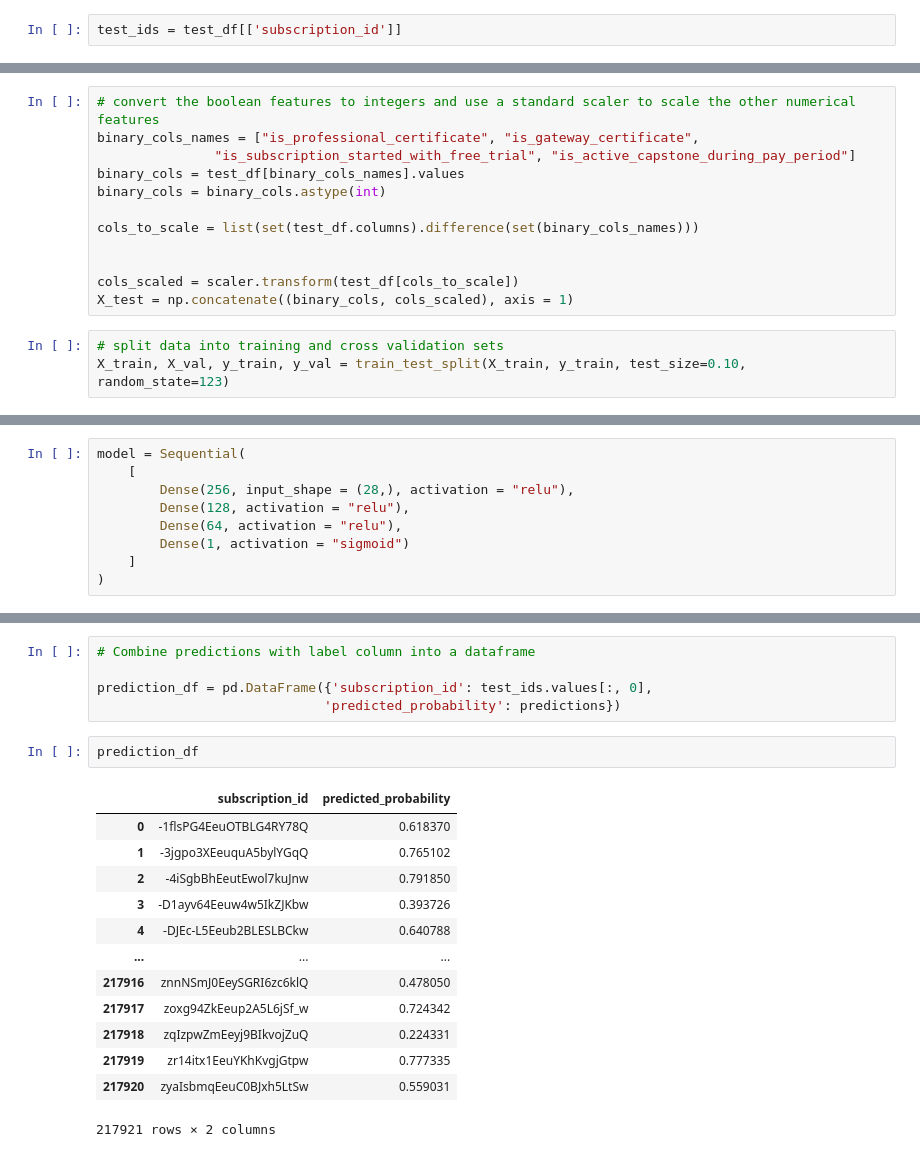
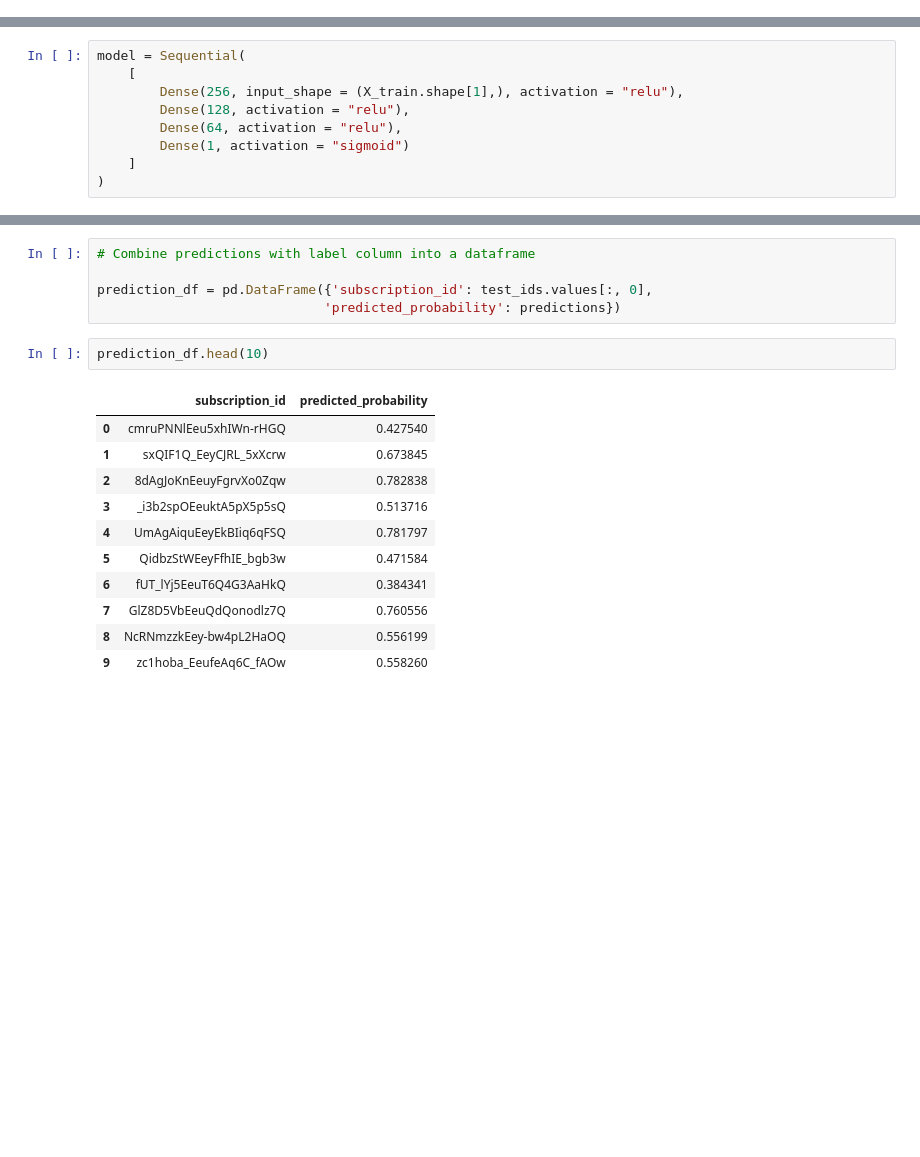
Before and after one commit to sariaslaso/retention_prediction, a Jupyter notebook: Retention_Prediction.ipynb, the cells around one changed output, grey strips where cells are left out. Drawn from its saved outputs; the diff is of its cells as text; blank space fills up the shorter version.

```diff
--- a/Retention_Prediction.ipynb
+++ b/Retention_Prediction.ipynb
@@ -226,2 +221,0 @@ data.head()
-# %%
-test_ids = test_df[['subscription_id']]
@@ -256,15 +221,0 @@ test_df = test_df.drop(columns = ["specialization_id", "specialization_domain",
-# %%
-# convert the boolean features to integers and use a standard scaler to scale the other numerical features
-binary_cols_names = ["is_professional_certificate", "is_gateway_certificate",
-               "is_subscription_started_with_free_trial", "is_active_capstone_during_pay_period"]
-binary_cols = test_df[binary_cols_names].values
-binary_cols = binary_cols.astype(int)
-
-cols_to_scale = list(set(test_df.columns).difference(set(binary_cols_names)))
-
-
-cols_scaled = scaler.transform(test_df[cols_to_scale])
-X_test = np.concatenate((binary_cols, cols_scaled), axis = 1)
-# %%
-# split data into training and cross validation sets
-X_train, X_val, y_train, y_val = train_test_split(X_train, y_train, test_size=0.10, random_state=123)
@@ -289,7 +224,7 @@ X_train.shape
 # %%
 model = Sequential(
     [
-        Dense(256, input_shape = (28,), activation = "relu"),
+        Dense(256, input_shape = (X_train.shape[1],), activation = "relu"),
         Dense(128, activation = "relu"),
         Dense(64, activation = "relu"),
         Dense(1, activation = "sigmoid")
@@ -357,18 +293,16 @@ predictions = model.predict(X_test).flatten()
 prediction_df = pd.DataFrame({'subscription_id': test_ids.values[:, 0],
                              'predicted_probability': predictions})
 # %%
-prediction_df
+prediction_df.head(10)
 # %% [output]
 |  | subscription_id | predicted_probability |
-| 0 | -1flsPG4EeuOTBLG4RY78Q | 0.618370 |
-| 1 | -3jgpo3XEeuquA5bylYGqQ | 0.765102 |
-| 2 | -4iSgbBhEeutEwol7kuJnw | 0.791850 |
-| 3 | -D1ayv64Eeuw4w5IkZJKbw | 0.393726 |
-| 4 | -DJEc-L5Eeub2BLESLBCkw | 0.640788 |
-| ... | ... | ... |
-| 217916 | znnNSmJ0EeySGRI6zc6klQ | 0.478050 |
-| 217917 | zoxg94ZkEeup2A5L6jSf_w | 0.724342 |
-| 217918 | zqIzpwZmEeyj9BIkvojZuQ | 0.224331 |
-| 217919 | zr14itx1EeuYKhKvgjGtpw | 0.777335 |
-| 217920 | zyaIsbmqEeuC0BJxh5LtSw | 0.559031 |
+| 0 | cmruPNNlEeu5xhIWn-rHGQ | 0.427540 |
+| 1 | sxQIF1Q_EeyCJRL_5xXcrw | 0.673845 |
+| 2 | 8dAgJoKnEeuyFgrvXo0Zqw | 0.782838 |
+| 3 | _i3b2spOEeuktA5pX5p5sQ | 0.513716 |
+| 4 | UmAgAiquEeyEkBIiq6qFSQ | 0.781797 |
+| 5 | QidbzStWEeyFfhIE_bgb3w | 0.471584 |
+| 6 | fUT_lYj5EeuT6Q4G3AaHkQ | 0.384341 |
+| 7 | GlZ8D5VbEeuQdQonodlz7Q | 0.760556 |
+| 8 | NcRNmzzkEey-bw4pL2HaOQ | 0.556199 |
+| 9 | zc1hoba_EeufeAq6C_fAOw | 0.558260 |
-217921 rows × 2 columns
```
Also changed, not shown: parts of 24 cells of this notebook.
